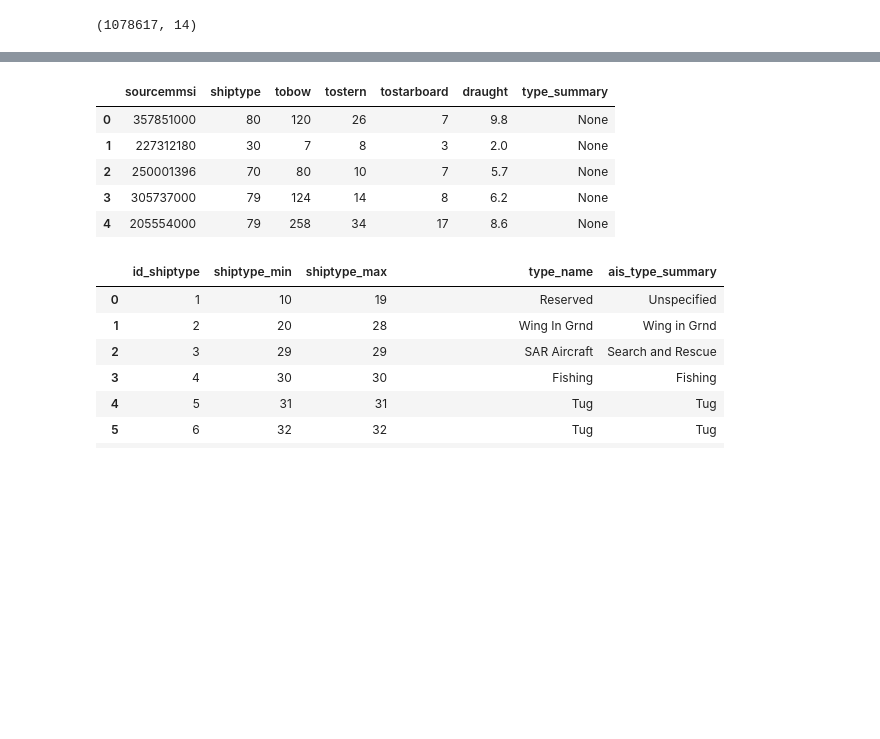
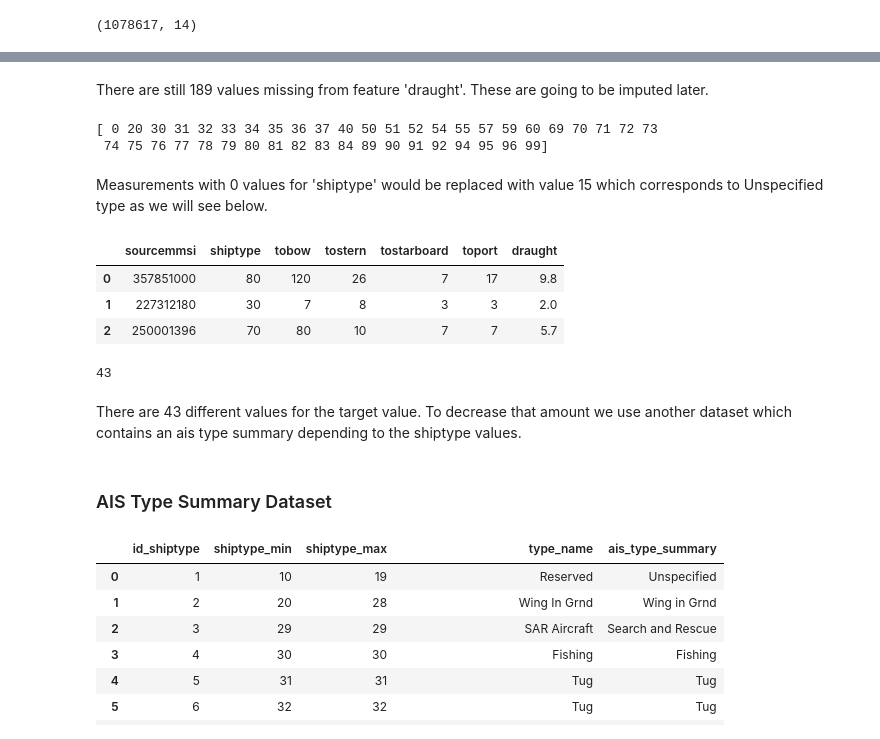
Before and after one commit to nicksento/Vessel-Type-Classification, a Jupyter notebook: Vessel Type Classification.ipynb, the cells around one changed output, grey strips where cells are left out. Cells and saved outputs as stored; diff of their text form; code cells hidden in the pictures; blank space fills up the shorter version.

```diff
--- a/Vessel Type Classification.ipynb
+++ b/Vessel Type Classification.ipynb
@@ -22,6 +63,9 @@ spark = SparkSession \
 # %%
-# load data
-static_df = spark.read.options(header=True, inferSchema=True, col=['sourcemmsi', 'imonumber']).csv('Data/nari_static.csv')
+# load the data
+static_df = spark.read.options(header=True,
+                               inferSchema=True,
+                               col=['sourcemmsi', 'imonumber']) \
+                                .csv('Data/nari_static.csv')
 # %%
 static_df.limit(5).toPandas().head()
 # %% [output]
@@ -43,4 +106,4 @@ We are going to keep only one record of each ship.
 dropDF = static_df.dropDuplicates(["sourcemmsi"])
 # %%
 static_df1 = dropDF.select(['sourcemmsi', 'shiptype', 'tobow',
-                     'tostern', 'tostarboard', 'draught'])
+                     'tostern', 'tostarboard', 'toport', 'draught'])
@@ -71,14 +140,33 @@ Add an empty column
-# %%
-static_df1 = static_df1.withColumn("type_summary", lit(None).cast(StringType()))
+# %% [markdown]
+There are still 189 values missing from feature 'draught'. These are going to be imputed later.
+# %%
+uni = static_df1.toPandas().shiptype.unique()
+uni.sort()
+print(uni)
+# %% [output]
+[ 0 20 30 31 32 33 34 35 36 37 40 50 51 52 54 55 57 59 60 69 70 71 72 73
+ 74 75 76 77 78 79 80 81 82 83 84 89 90 91 92 94 95 96 99]
+# %% [markdown]
+Measurements with 0 values for 'shiptype' would be replaced with value 15 which corresponds to Unspecified type as we will see below.
+# %%
+from pyspark.sql.functions import when
+static_df2 = static_df1.withColumn("shiptype", \
+              when(static_df1["shiptype"] == 0, 15).otherwise(static_df1["shiptype"]))
 # %%
-static_df1.limit(5).toPandas().head()
+static_df2.limit(3).toPandas().head()
 # %% [output]
-|  | sourcemmsi | shiptype | tobow | tostern | tostarboard | draught | type_summary |
-| 0 | 357851000 | 80 | 120 | 26 | 7 | 9.8 | None |
-| 1 | 227312180 | 30 | 7 | 8 | 3 | 2.0 | None |
-| 2 | 250001396 | 70 | 80 | 10 | 7 | 5.7 | None |
-| 3 | 305737000 | 79 | 124 | 14 | 8 | 6.2 | None |
-| 4 | 205554000 | 79 | 258 | 34 | 17 | 8.6 | None |
+|  | sourcemmsi | shiptype | tobow | tostern | tostarboard | toport | draught |
+| 0 | 357851000 | 80 | 120 | 26 | 7 | 17 | 9.8 |
+| 1 | 227312180 | 30 | 7 | 8 | 3 | 3 | 2.0 |
+| 2 | 250001396 | 70 | 80 | 10 | 7 | 7 | 5.7 |
+# %%
+static_df2.toPandas().shiptype.nunique()
+# %% [output]
+43
+# %% [markdown]
+There are 43 different values for the target value. To decrease that amount we use another dataset which contains an ais type summary depending to the shiptype values.
+# %% [markdown]
+### AIS Type Summary Dataset  <a id='type'></a>
 # %%
 ship_types_df = pd.read_csv("Data/Ship Types List.csv")
 # %%
```
Also changed, not shown: parts of 177 cells of this notebook.
